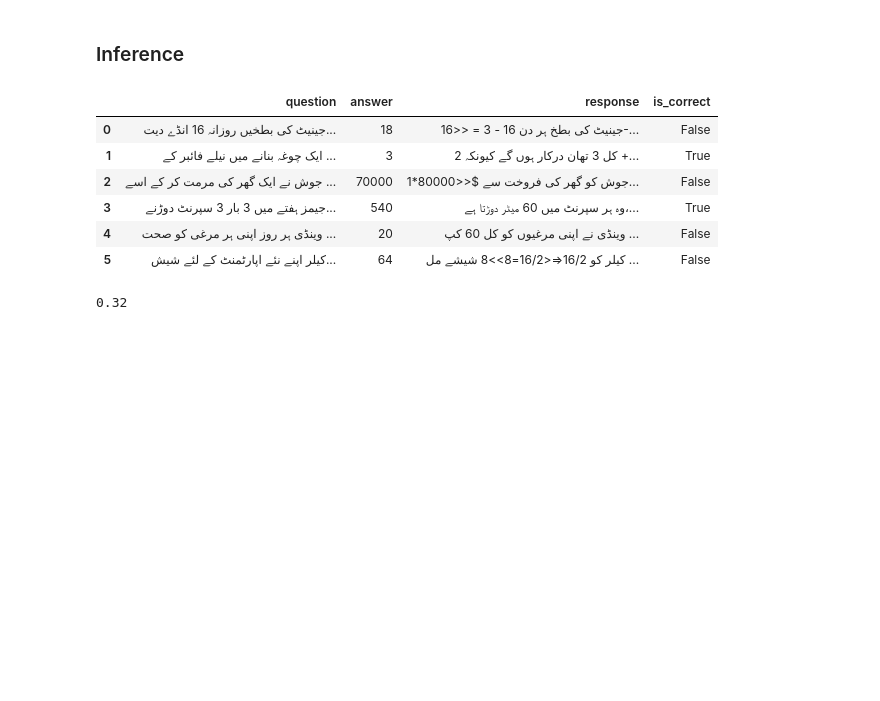
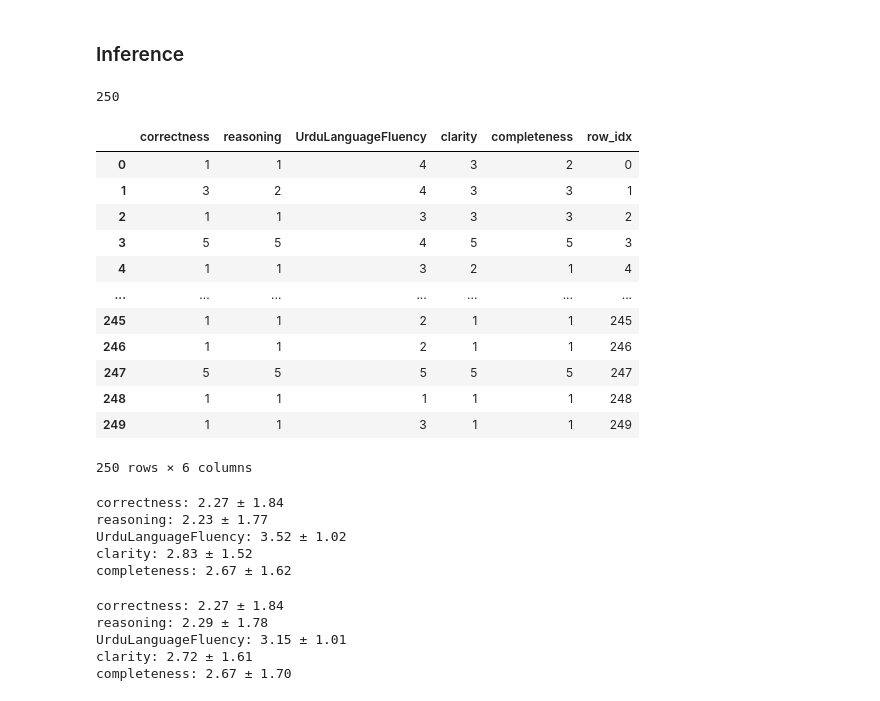
Before and after one commit to azheraly/Riazi-8B-First-Urdu-Reasoning-Large-Language-Model, a Jupyter notebook: notebooks/qwen-sft.ipynb, the cells around one changed output. Cells and saved outputs as stored; diff of their text form; code cells hidden in the pictures; blank space fills up the shorter version.

Commit message:
evaluation_scores

```diff
--- a/notebooks/qwen-sft.ipynb
+++ b/notebooks/qwen-sft.ipynb
@@ -371,18 +371,57 @@ _ = model.generate(
 # %%
 import pandas as pd
 
-df = pd.read_csv("../results/qalb-Instruct_correct.csv")
+df = pd.read_csv("../results/qalb_evaluation_scores.csv")
+len(df)
+# %% [output]
+250
 # %%
-df.head(6)
+df
 # %% [output]
-|  | question | answer | response | is_correct |
-| 0 | جینیٹ کی بطخیں روزانہ 16 انڈے دیت... | 18 | جینیٹ کی بطخ ہر دن 16 - 3 = <<16-... | False |
-| 1 | ایک چوغہ بنانے میں نیلے فائبر کے ... | 3 | کل 3 تھان درکار ہوں گے کیونکہ 2 +... | True |
-| 2 | جوش نے ایک گھر کی مرمت کر کے اسے ... | 70000 | جوش کو گھر کی فروخت سے $<<80000*1... | False |
-| 3 | جیمز ہفتے میں 3 بار 3 سپرنٹ دوڑنے... | 540 | وہ ہر سپرنٹ میں 60 میٹر دوڑتا ہے،... | True |
-| 4 | وینڈی ہر روز اپنی ہر مرغی کو صحت ... | 20 | وینڈی نے اپنی مرغیوں کو کل 60 کپ ... | False |
-| 5 | کیلر اپنے نئے اپارٹمنٹ کے لئے شیش... | 64 | کیلر کو 16/2=<<16/2=8>>8 شیشے مل ... | False |
+|  | correctness | reasoning | UrduLanguageFluency | clarity | completeness | row_idx |
+| 0 | 1 | 1 | 4 | 3 | 2 | 0 |
+| 1 | 3 | 2 | 4 | 3 | 3 | 1 |
+| 2 | 1 | 1 | 3 | 3 | 3 | 2 |
+| 3 | 5 | 5 | 4 | 5 | 5 | 3 |
+| 4 | 1 | 1 | 3 | 2 | 1 | 4 |
+| ... | ... | ... | ... | ... | ... | ... |
+| 245 | 1 | 1 | 2 | 1 | 1 | 245 |
+| 246 | 1 | 1 | 2 | 1 | 1 | 246 |
+| 247 | 5 | 5 | 5 | 5 | 5 | 247 |
+| 248 | 1 | 1 | 1 | 1 | 1 | 248 |
+| 249 | 1 | 1 | 3 | 1 | 1 | 249 |
+250 rows × 6 columns
-# %%
-sum(df["is_correct"]) / len(df)
-# %% [output]
-0.32
+# %%
+import pandas as pd
+
+df = pd.read_csv("../results/alif_evaluation_scores.csv")
+
+metrics = ["correctness", "reasoning", "UrduLanguageFluency", "clarity", "completeness"]
+
+for metric in metrics:
+    mean = df[metric].mean()
+    std = df[metric].std()
+    print(f"{metric}: {mean:.2f} ± {std:.2f}")
+# %% [output]
+correctness: 2.27 ± 1.84
+reasoning: 2.23 ± 1.77
+UrduLanguageFluency: 3.52 ± 1.02
+clarity: 2.83 ± 1.52
+completeness: 2.67 ± 1.62
+# %%
+import pandas as pd
+
+df = pd.read_csv("../results/qalb_evaluation_scores.csv")
+
+metrics = ["correctness", "reasoning", "UrduLanguageFluency", "clarity", "completeness"]
+
+for metric in metrics:
+    mean = df[metric].mean()
+    std = df[metric].std()
+    print(f"{metric}: {mean:.2f} ± {std:.2f}")
+# %% [output]
+correctness: 2.27 ± 1.84
+reasoning: 2.29 ± 1.78
+UrduLanguageFluency: 3.15 ± 1.01
+clarity: 2.72 ± 1.61
+completeness: 2.67 ± 1.70
```
Also changed, not shown: parts of 3 cells of this notebook, 8 other files.
